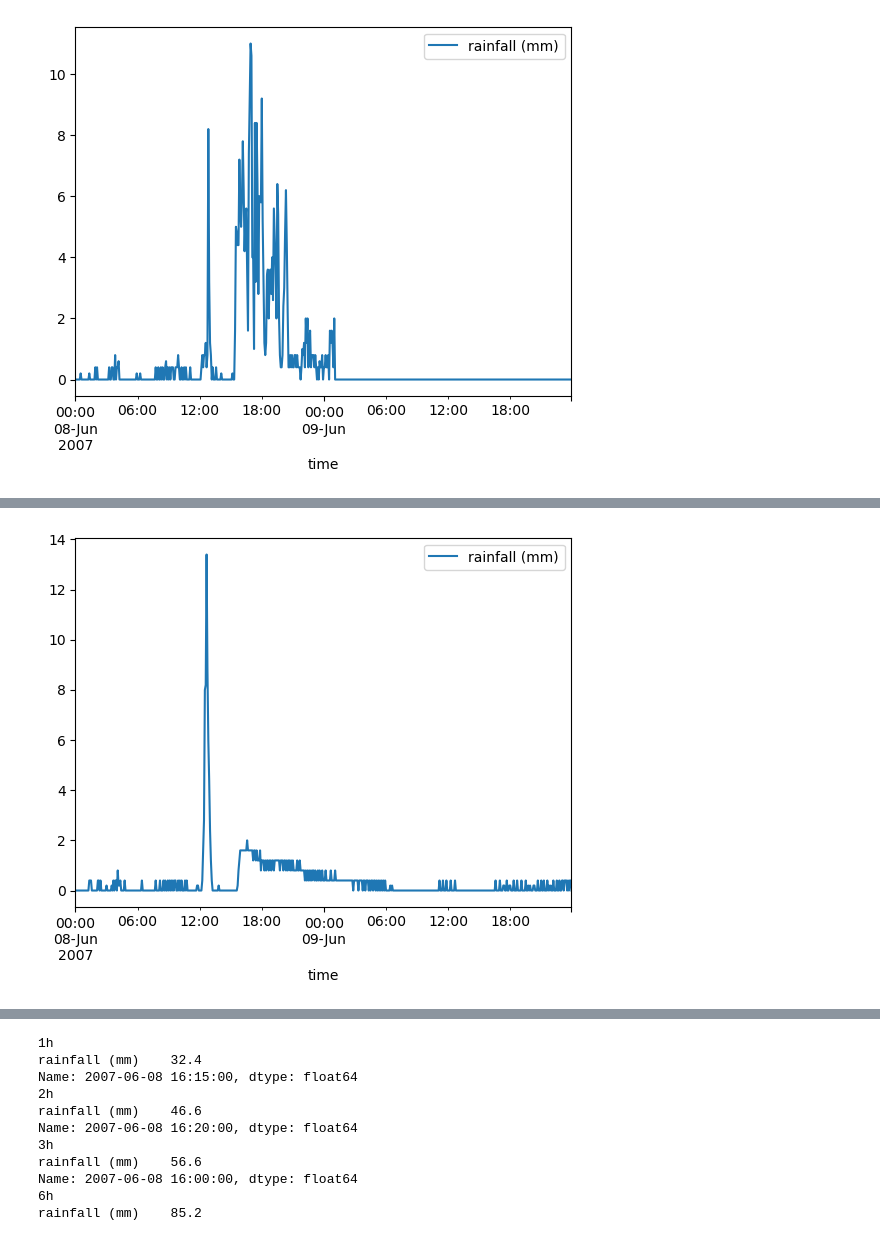
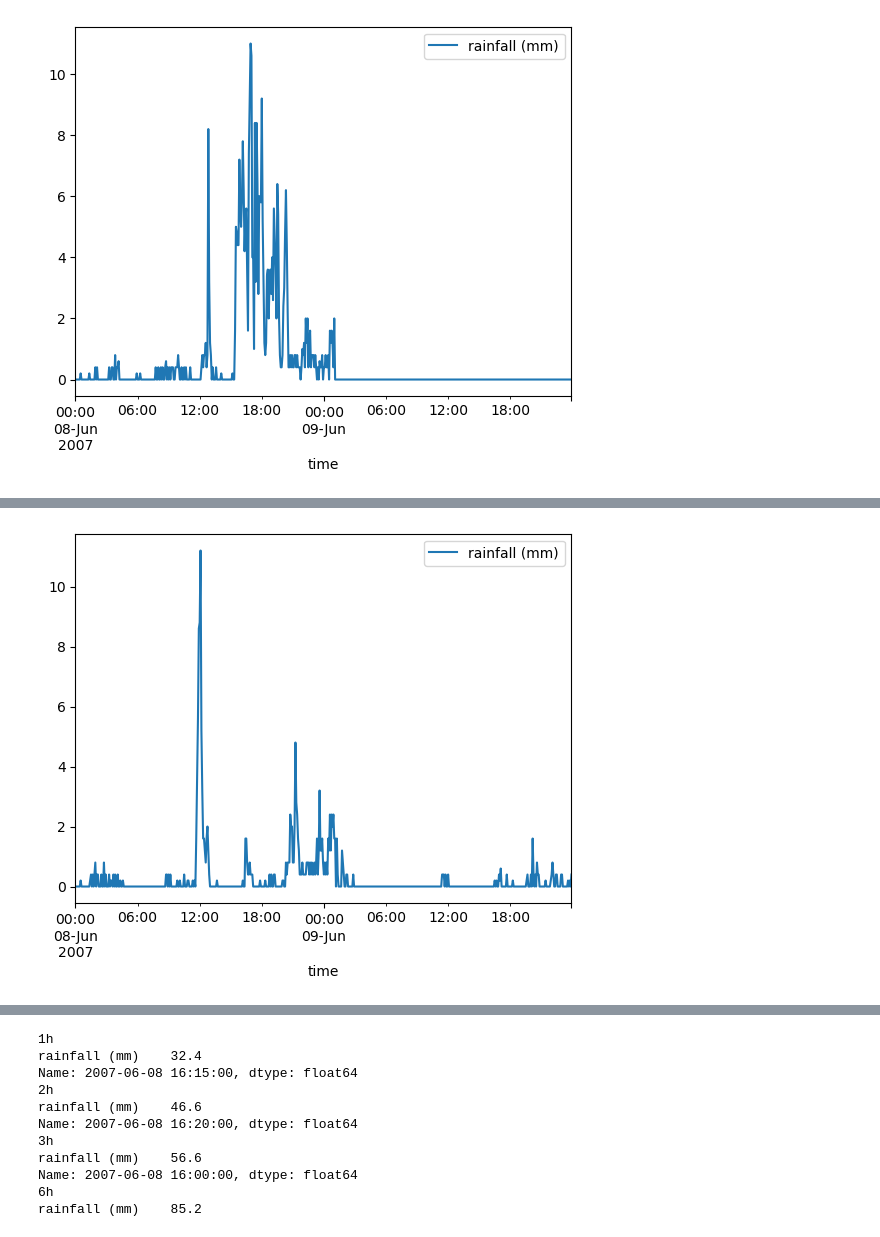
Before and after one commit to AusClimateService/unseen-projects, a Jupyter notebook: project-pasha/hunter_water_corporation.ipynb, the cells around one changed output, grey strips where cells are left out. Saved outputs shown, nothing was run; the diff lists cells and outputs as text; code cells hidden in the pictures.

```diff
--- a/project-pasha/hunter_water_corporation.ipynb
+++ b/project-pasha/hunter_water_corporation.ipynb
@@ -5,11 +5,14 @@ import pandas as pd
 # %%
 stations = {
     'Adamstown': 1,
+    'Beresfield': 2,
     'Broadmeadow': 3,
     'Dora Creek': 8,
+    'Maitland': 11,
     'Maryland': 12,
     'Mayfield': 13,
     'Merewether Hts': 15,
+    'Raymond Terrace': 17,
     'Shortland 1': 18,
     'Swansea 8': 20,
     'Teralba 1': 22,
@@ -69,3 +72,8 @@ Name: 2007-06-09 00:15:00, dtype: float64
 rainfall (mm)    370.4
 Name: 2007-06-09 01:50:00, dtype: float64
 [figure]
+# %%
+station_df = read_data('Beresfield')
+for tscale in ['1h', '2h', '3h', '6h', '12h', '24h']:
+    print(tscale)
+    get_max(station_df, tscale)
@@ -145,7 +173,7 @@ rainfall (mm)    253.0
 Name: 2007-06-09 01:20:00, dtype: float64
 [figure]
 # %%
-station_df = read_data('Mayfield')
+station_df = read_data('Maitland')
 for tscale in ['1h', '2h', '3h', '6h', '12h', '24h']:
     print(tscale)
     get_max(station_df, tscale)
@@ -171,0 +200,5 @@ Name: 2007-06-09 11:50:00, dtype: float64
+# %%
+station_df = read_data('Mayfield')
+for tscale in ['1h', '2h', '3h', '6h', '12h', '24h']:
+    print(tscale)
+    get_max(station_df, tscale)
@@ -195,7 +248,7 @@ rainfall (mm)    345.0
 Name: 2007-06-09 01:00:00, dtype: float64
 [figure]
 # %%
-station_df = read_data('Shortland 1')
+station_df = read_data('Raymond Terrace')
 for tscale in ['1h', '2h', '3h', '6h', '12h', '24h']:
     print(tscale)
     get_max(station_df, tscale)
@@ -221 +274 @@ Name: 2007-06-09 05:55:00, dtype: float64
-[figure, old version]
+[figure, new version]
```
Also changed, not shown: parts of 5 cells of this notebook, 1 other file.
